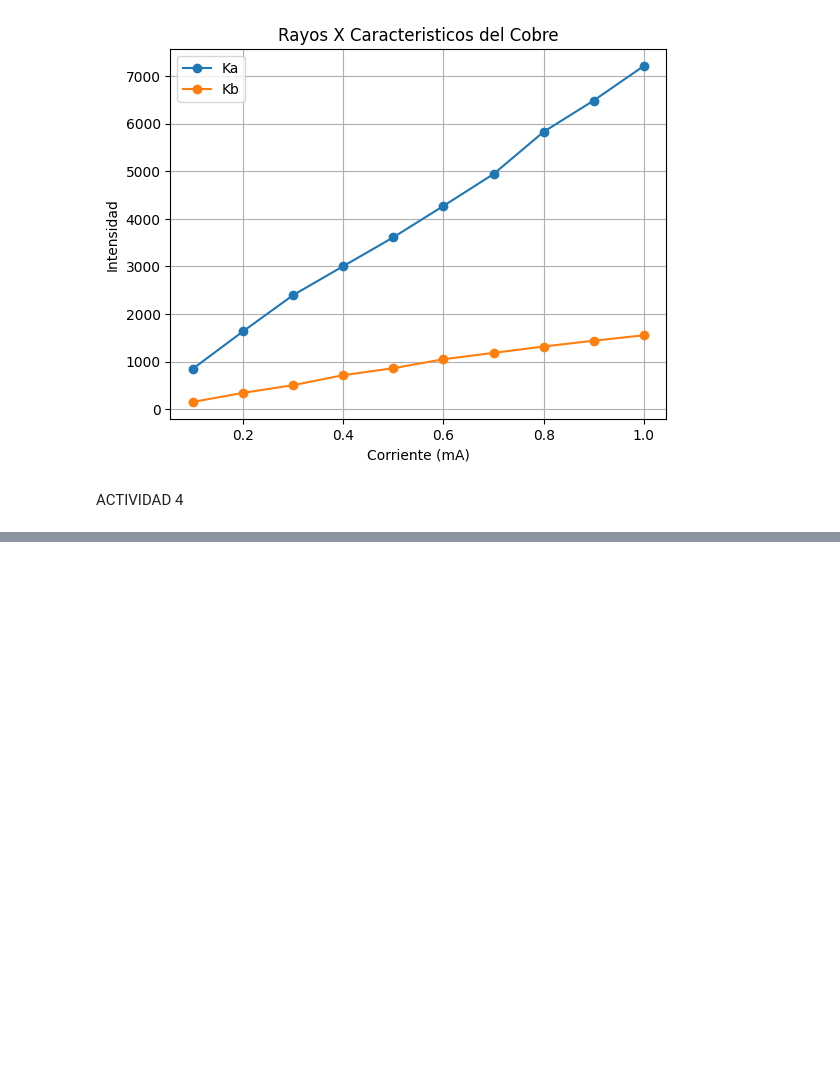
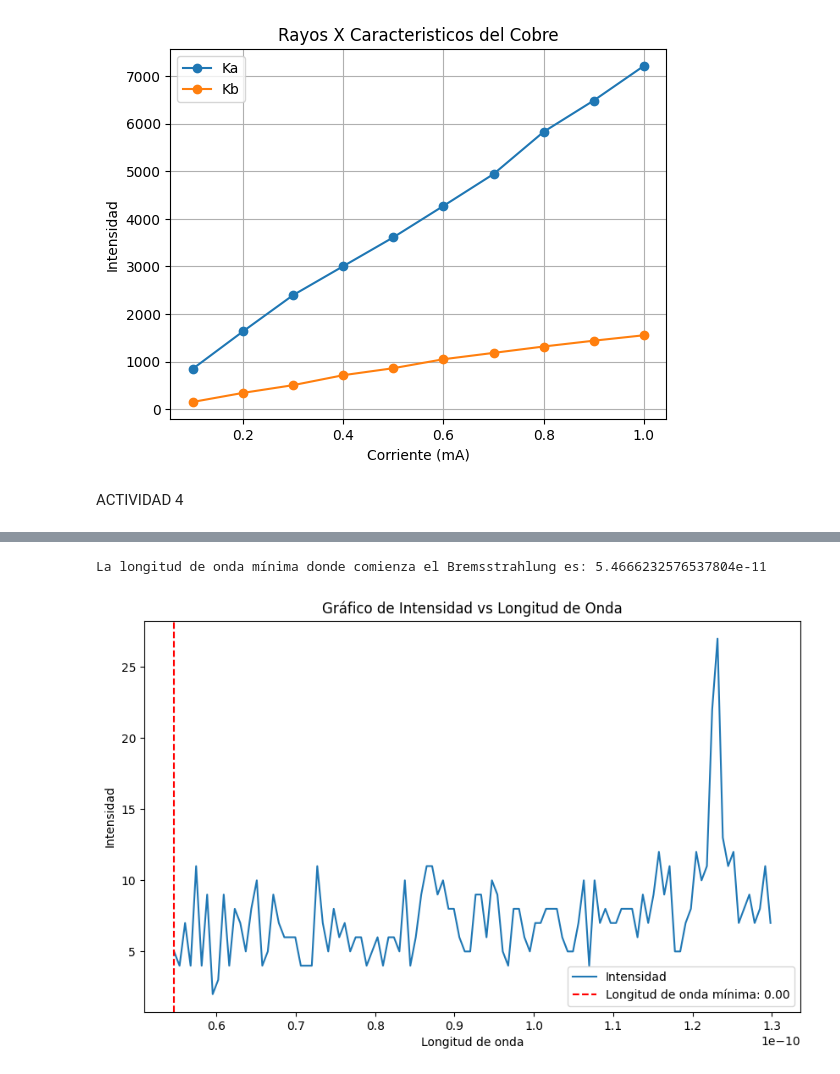
Before and after one commit to LabIntermedio/COD-INTERMEDIO, a Jupyter notebook: Rayos X/Rayos X.ipynb, the cells around one changed output, grey strips where cells are left out. Cells and saved outputs as stored; diff of their text form; code cells hidden in the pictures; blank space fills up the shorter version.

```diff
--- a/Rayos X/Rayos X.ipynb
+++ b/Rayos X/Rayos X.ipynb
@@ -596,0 +641,29 @@ NameError: name 'Jadnaifn' is not defined
+# %%
+
+# Encuentra la primera derivada de la intensidad respecto a la longitud de onda
+derivada_intensidad = np.gradient(actividad4['Tasa con 35kV'], ley_de_bragg(actividad4['?ngulo del crista']))
+
+# Encuentra el índice donde la derivada es mayor que un umbral (inicio del aumento notable)
+umbral = 0.01  # Ajusta este valor según tu caso específico
+indices_aumento = np.where(derivada_intensidad > umbral)[0]
+
+# Verifica que existan valores que cumplan con la condición
+if len(indices_aumento) > 0:
+    indice_minimo = indices_aumento[0]
+    longitud_onda_minima = ley_de_bragg(actividad4['?ngulo del crista'])[indice_minimo]
+    print(f"La longitud de onda mínima donde comienza el Bremsstrahlung es: {longitud_onda_minima}")
+else:
+    print("No se detectó un aumento significativo en la intensidad.")
+
+# Gráfico de la intensidad vs longitud de onda
+plt.figure(figsize=(10, 6))
+plt.plot(ley_de_bragg(actividad4['?ngulo del crista']), actividad4['Tasa con 31kV'], label='Intensidad')
+plt.axvline(x=longitud_onda_minima, color='r', linestyle='--', label=f'Longitud de onda mínima: {longitud_onda_minima:.2f}')
+plt.xlabel('Longitud de onda')
+plt.ylabel('Intensidad')
+plt.title('Gráfico de Intensidad vs Longitud de Onda')
+plt.legend()
+plt.show()
+# %% [output]
+La longitud de onda mínima donde comienza el Bremsstrahlung es: 5.4666232576537804e-11
+[figure, added]
```
Also changed, not shown: parts of 3 cells of this notebook.
